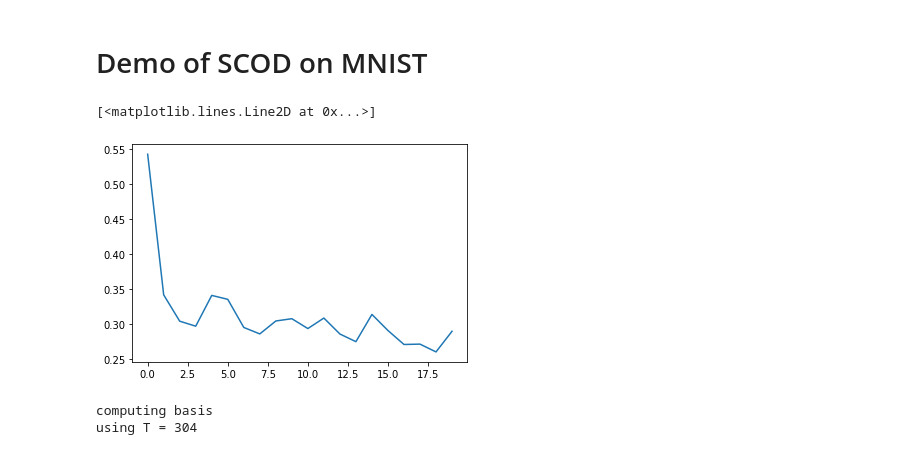
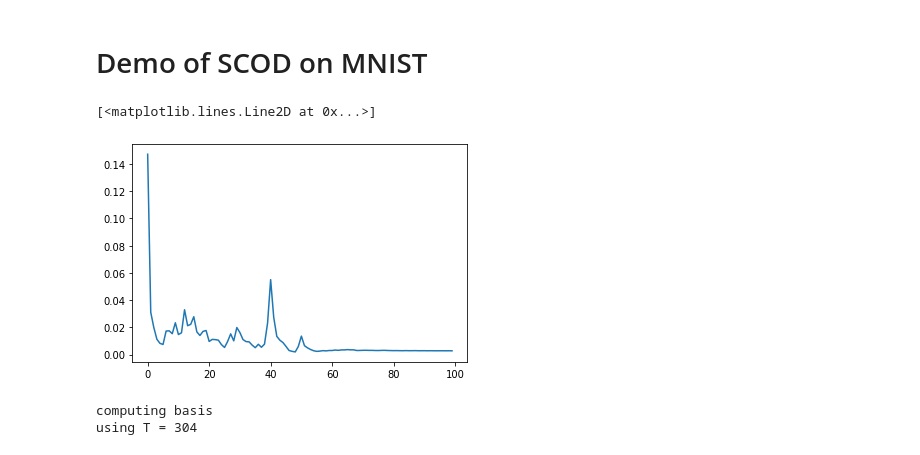
Before and after one commit to StanfordASL/scod-module, a Jupyter notebook: demos/MNIST.ipynb, the cells around one changed output. Saved outputs shown, nothing was run; the diff lists cells and outputs as text; code cells hidden in the pictures.

```diff
--- a/demos/MNIST.ipynb
+++ b/demos/MNIST.ipynb
@@ -23,60 +23,65 @@ mnist = MNIST(root="~/data/",train=True,download=True,transform=transforms.Compo
 dataset = Subset(mnist, np.random.choice(len(mnist), 5000))
 # %%
 # DNN mapping 2d input to 1d distribution parameter
+# LeNet v5
 model = nn.Sequential(
-        nn.Conv2d(1, 16, 3, 1),
+        nn.Conv2d(1, 6, 5, 1),
         nn.ReLU(),
-        nn.MaxPool2d(2),
-        nn.Conv2d(16, 32, 3, 1),
+        nn.AvgPool2d(2),
+        nn.Conv2d(6, 16, 5, 1),
         nn.ReLU(),
-        nn.MaxPool2d(2),
-        nn.Conv2d(32, 32, 3, 1),
+        nn.AvgPool2d(2),
+        nn.Flatten(),
+        nn.Linear(256, 120),
         nn.ReLU(),
-        nn.Flatten(),
-        nn.Linear(288, 10)
+        nn.Linear(120,84),
+        nn.ReLU(),
+        nn.Linear(84,10)
     )
 
 # here, we interpret the output of the DNN as the mean of a Gaussian
 dist_constructor = lambda theta: scod.distributions.Categorical(logits=theta)
 
-prior_weight_var = 1e3
+prior_weight_var = 2e3
 # %%
-train_dataloader = torch.utils.data.DataLoader(dataset, batch_size=10, shuffle=True)
+train_dataloader = torch.utils.data.DataLoader(dataset, batch_size=256, shuffle=True)
 optimizer = torch.optim.Adam(model.parameters(), lr=1e-2)
+scheduler = torch.optim.lr_scheduler.CosineAnnealingLR(optimizer, 100)
 
 losses = []
-t = trange(20)
+t = trange(100)
 
 for epoch in t:
     epoch_loss = 0.
     for (inputs, targets) in train_dataloader:
         optimizer.zero_grad()
 
         outputs = model(inputs)
         dist = dist_constructor(outputs)
         loss = -dist.log_prob(targets)
 
         mean_loss = loss.mean()
 
         regularization = torch.sum(torch.stack([torch.norm(p)**2 for p in model.parameters()])) / prior_weight_var
 
         total_loss = mean_loss + regularization
 
         total_loss.backward()
 
-        epoch_loss += total_loss
+        epoch_loss += mean_loss
 
         optimizer.step()
+    scheduler.step()
 
     epoch_loss /= len(train_dataloader)
 
-    t.set_description("mean_loss=%02f"%epoch_loss.item())
+    t.set_description("mean_loss=%02f,lr=%02f"%(epoch_loss.item(),scheduler.get_last_lr()[0]))
     losses.append(epoch_loss.item())
 
 plt.plot(losses)
 # %% [output]
 [<matplotlib.lines.Line2D at 0x...>]
-[figure, old version]
+[figure, new version]
 # %%
 unc_model = scod.SCOD(model, dist_constructor, args={
     'num_eigs': 50,
```
Also changed, not shown: parts of 10 cells of this notebook, 4 other files.
